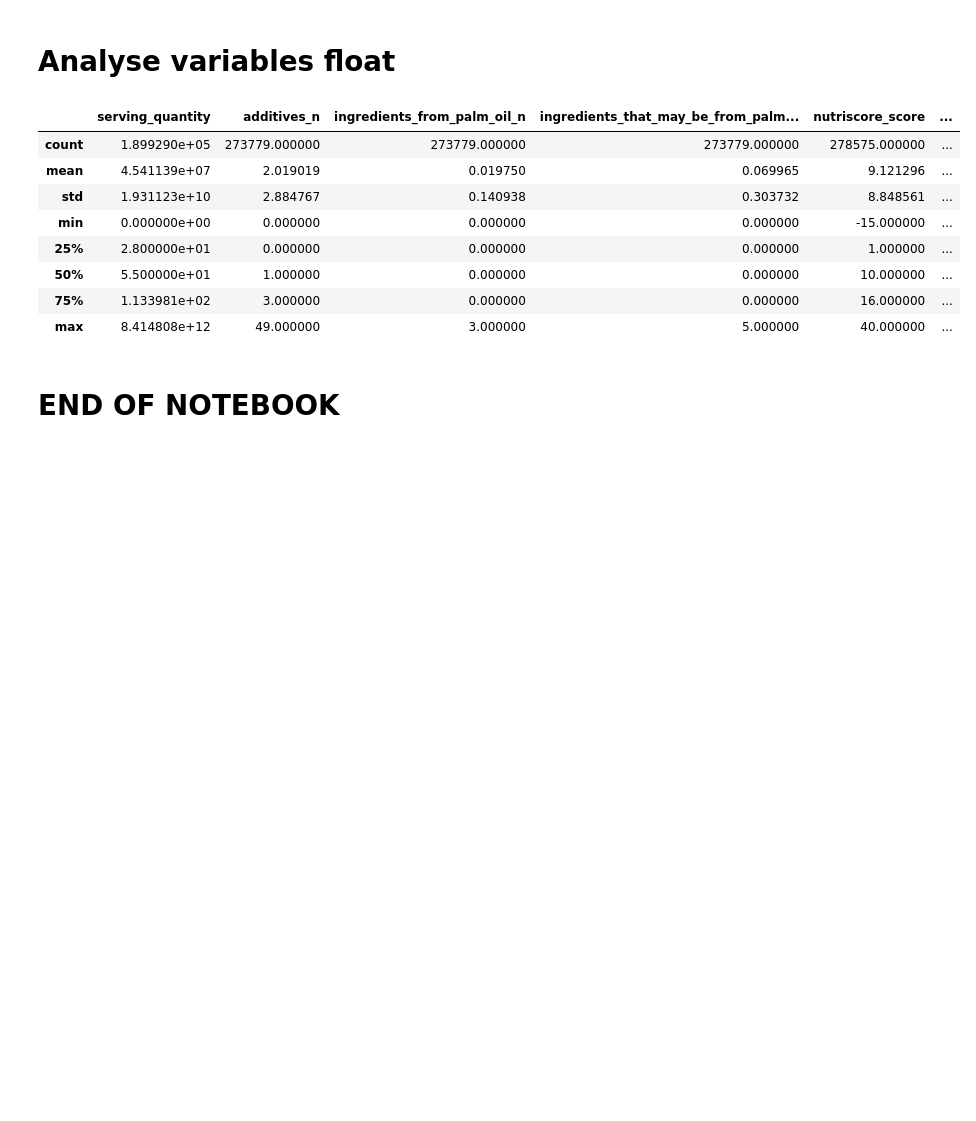
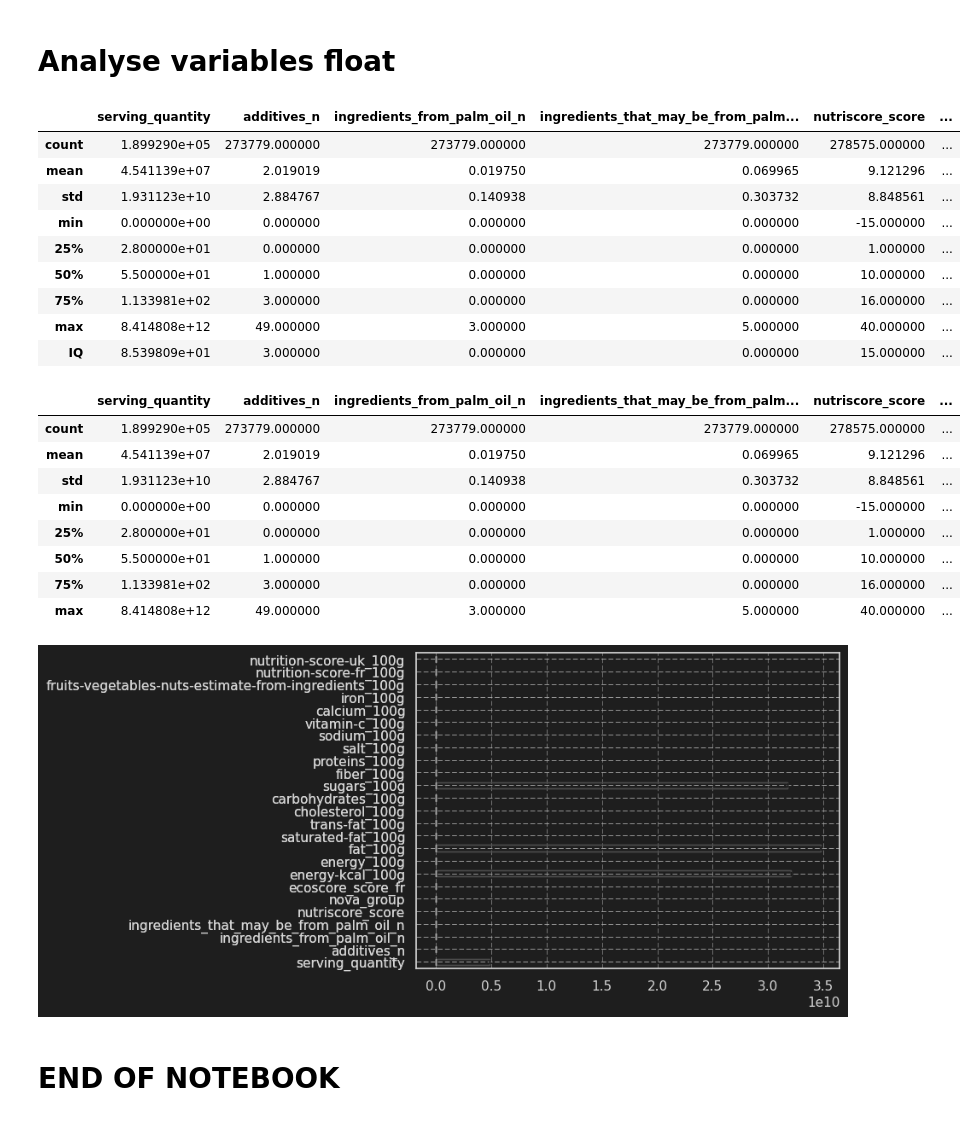
Before and after one commit to Thomas-Durand-Texte/OC-formation-Ingenieur-Machine-Learning, a Jupyter notebook: Projetcs/02_FoodFacts/nettoyage.ipynb, the cells around one changed output. Cells and saved outputs as stored; diff of their text form; code cells hidden in the pictures; blank space fills up the shorter version.

```diff
--- a/Projetcs/02_FoodFacts/nettoyage.ipynb
+++ b/Projetcs/02_FoodFacts/nettoyage.ipynb
@@ -455,17 +259,44 @@ findfont: Generic family 'sans-serif' not found because none of the following fa
 # %% [markdown]
 # Analyse variables float
 # %%
-data[categories_float].describe()
+df_describe = data[categories_float].describe()
+df_describe.boxplot( showfliers=False, vert=False )
+
+IQs = df_describe.loc['75%', :] - df_describe.loc['25%', :]
+
+
+# display(IQs)
+df_describe = pd.concat( (df_describe, IQs.to_frame().T) , ignore_index=False )
+df_describe.rename( index={0:'IQ'}, inplace=True )
+display( df_describe )
+
+key = 'energy_100g'
+data.loc[ data[key] > df_describe[key]['75%'] + 1.5*df_describe[key]['IQ'] , key ] = np.nan
+
+df_describe = data[categories_float].describe()
+df_describe.boxplot( showfliers=False, vert=False )
+display( df_describe )
 # %% [output]
 |  | serving_quantity | additives_n | ingredients_from_palm_oil_n | ingredients_that_may_be_from_palm... | nutriscore_score | ... |
 | count | 1.899290e+05 | 273779.000000 | 273779.000000 | 273779.000000 | 278575.000000 | ... |
 | mean | 4.541139e+07 | 2.019019 | 0.019750 | 0.069965 | 9.121296 | ... |
 | std | 1.931123e+10 | 2.884767 | 0.140938 | 0.303732 | 8.848561 | ... |
 | min | 0.000000e+00 | 0.000000 | 0.000000 | 0.000000 | -15.000000 | ... |
 | 25% | 2.800000e+01 | 0.000000 | 0.000000 | 0.000000 | 1.000000 | ... |
 | 50% | 5.500000e+01 | 1.000000 | 0.000000 | 0.000000 | 10.000000 | ... |
 | 75% | 1.133981e+02 | 3.000000 | 0.000000 | 0.000000 | 16.000000 | ... |
 | max | 8.414808e+12 | 49.000000 | 3.000000 | 5.000000 | 40.000000 | ... |
+| IQ | 8.539809e+01 | 3.000000 | 0.000000 | 0.000000 | 15.000000 | ... |
+|  | serving_quantity | additives_n | ingredients_from_palm_oil_n | ingredients_that_may_be_from_palm... | nutriscore_score | ... |
+| count | 1.899290e+05 | 273779.000000 | 273779.000000 | 273779.000000 | 278575.000000 | ... |
+| mean | 4.541139e+07 | 2.019019 | 0.019750 | 0.069965 | 9.121296 | ... |
+| std | 1.931123e+10 | 2.884767 | 0.140938 | 0.303732 | 8.848561 | ... |
+| min | 0.000000e+00 | 0.000000 | 0.000000 | 0.000000 | -15.000000 | ... |
+| 25% | 2.800000e+01 | 0.000000 | 0.000000 | 0.000000 | 1.000000 | ... |
+| 50% | 5.500000e+01 | 1.000000 | 0.000000 | 0.000000 | 10.000000 | ... |
+| 75% | 1.133981e+02 | 3.000000 | 0.000000 | 0.000000 | 16.000000 | ... |
+| max | 8.414808e+12 | 49.000000 | 3.000000 | 5.000000 | 40.000000 | ... |
+[figure, added]
 # %% [markdown]
 # END OF NOTEBOOK
 # %%
```
Also changed, not shown: parts of 12 cells of this notebook, 2 other files.
